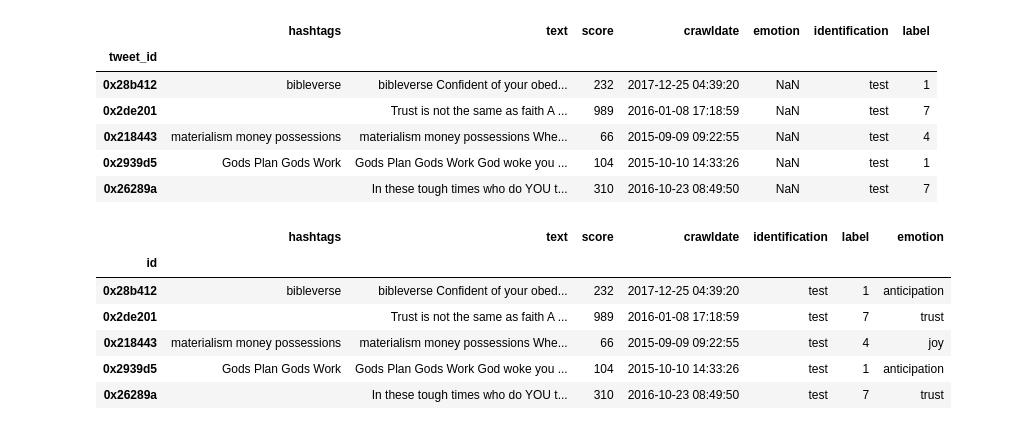
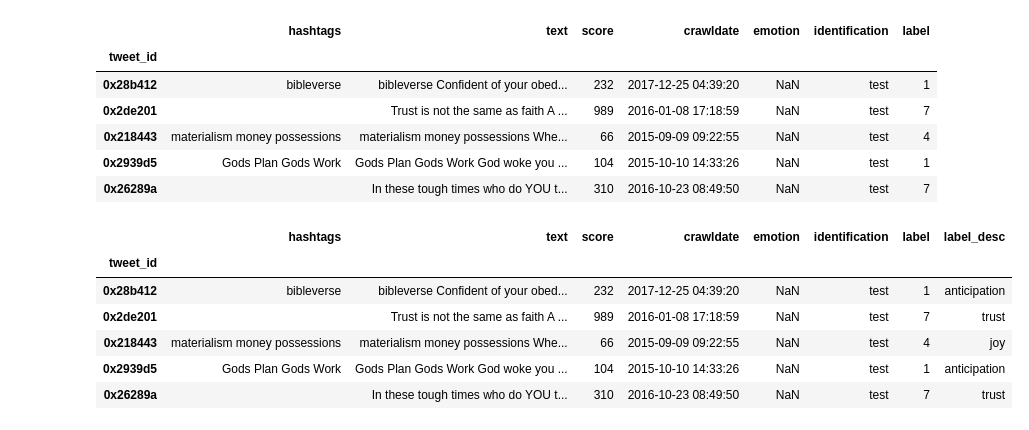
Before and after one commit to ARui-tw/DM2022-Lab2-Homework, a Jupyter notebook: DM2022-Lab2-Homework.ipynb, the cells around one changed output. Saved outputs shown, nothing was run; the diff lists cells and outputs as text; code cells hidden in the pictures.

```diff
--- a/DM2022-Lab2-Homework.ipynb
+++ b/DM2022-Lab2-Homework.ipynb
@@ -224,7 +261,8 @@ for _ in tqdm.notebook.trange(1,epochs+1,desc='Epoch'):
     loss = outputs[0]
 
     # Backward pass
-    loss.backward()
+    # loss.backward()
+    accelerator.backward(loss)
 
     # Clip the norm of the gradients to 1.0
     # Gradient clipping is not in AdamW anymore
@@ -292,8 +330,8 @@ for _ in tqdm.notebook.trange(1,epochs+1,desc='Epoch'):
   print(F'\n\tValidation MCC Accuracy: {eval_mcc_accuracy/nb_eval_steps}')
 
   i += 1
-  model_save_folder = 'model/'
-  tokenizer_save_folder = 'tokenizer/'
+  model_save_folder = 'model2/'
+  tokenizer_save_folder = 'tokenizer2/'
 
   path_model = f'./kaggle/working/{model_save_folder}_{i}'
   path_tokenizer = f'./kaggle/working/{tokenizer_save_folder}_{i}'
@@ -354,13 +378,11 @@ label2int = {
   "surprise": 6
 }
 # %%
-model_save_folder = 'model/'
-tokenizer_save_folder = 'tokenizer/'
+model_save_folder = 'model2/'
+tokenizer_save_folder = 'tokenizer2/'
 
-i = 4
-
-path_model = F'./kaggle/working/{model_save_folder}_{i}'
-path_tokenizer = F'./kaggle/working/{tokenizer_save_folder}_{i}'
+path_model = F'./kaggle/working/{model_save_folder}'
+path_tokenizer = F'./kaggle/working/{tokenizer_save_folder}'
 
 #create the dir
 
@@ -378,13 +400,11 @@ torch.save(model.state_dict(),path);
 ## load modles and test data
 # %%
 ## Now load the model and tokenizer from the directory
-model_save_folder = 'model2/'
-tokenizer_save_folder = 'tokenizer2/'
+model_save_folder = 'model/'
+tokenizer_save_folder = 'tokenizer/'
 
-i = 1
-
-path_model = F'./kaggle/working/{model_save_folder}_{i}'
-path_tokenizer = F'./kaggle/working/{tokenizer_save_folder}_{i}'
+path_model = F'./kaggle/working/{model_save_folder}'
+path_tokenizer = F'./kaggle/working/{tokenizer_save_folder}'
 
 model = BertForSequenceClassification.from_pretrained(path_model, num_labels=8).to(device)
 tokenizer = BertTokenizer.from_pretrained(path_tokenizer)
@@ -401,16 +421,4 @@ test.head()
 | 0x218443 | materialism money possessions | materialism money possessions Whe... | 66 | 2015-09-09 09:22:55 | NaN | test |
 | 0x2939d5 | Gods Plan Gods Work | Gods Plan Gods Work God woke you ... | 104 | 2015-10-10 14:33:26 | NaN | test |
 | 0x26289a |  | In these tough times who do YOU t... | 310 | 2016-10-23 08:49:50 | NaN | test |
-# %%
-## emotion labels
-label2int = {
-  "anticipation": 1,
-  "sadness": 5,
-  "fear": 3,
-  "joy": 4,
-  "anger": 0,
-  "trust": 7,
-  "disgust": 2,
-  "surprise": 6
-}
 # %%
@@ -481,18 +490,15 @@ test.head()
 # %%
 # change label to label_desc
 inv_map = {v: k for k, v in label2int.items()}
 
 test['label_desc'] = test['label'].map(lambda x: inv_map[x])
-test.index.names = ['id']
-test.drop(columns=['emotion'],inplace=True)
-test.rename(columns={'label_desc':'emotion'},inplace=True)
 test.head()
 # %% [output]
-|  | hashtags | text | score | crawldate | identification | label | emotion |
-| id |  |  |  |  |  |  |  |
-| 0x28b412 | bibleverse | bibleverse Confident of your obed... | 232 | 2017-12-25 04:39:20 | test | 1 | anticipation |
-| 0x2de201 |  | Trust is not the same as faith A ... | 989 | 2016-01-08 17:18:59 | test | 7 | trust |
-| 0x218443 | materialism money possessions | materialism money possessions Whe... | 66 | 2015-09-09 09:22:55 | test | 4 | joy |
-| 0x2939d5 | Gods Plan Gods Work | Gods Plan Gods Work God woke you ... | 104 | 2015-10-10 14:33:26 | test | 1 | anticipation |
-| 0x26289a |  | In these tough times who do YOU t... | 310 | 2016-10-23 08:49:50 | test | 7 | trust |
+|  | hashtags | text | score | crawldate | emotion | identification | label | label_desc |
+| tweet_id |  |  |  |  |  |  |  |  |
+| 0x28b412 | bibleverse | bibleverse Confident of your obed... | 232 | 2017-12-25 04:39:20 | NaN | test | 1 | anticipation |
+| 0x2de201 |  | Trust is not the same as faith A ... | 989 | 2016-01-08 17:18:59 | NaN | test | 7 | trust |
+| 0x218443 | materialism money possessions | materialism money possessions Whe... | 66 | 2015-09-09 09:22:55 | NaN | test | 4 | joy |
+| 0x2939d5 | Gods Plan Gods Work | Gods Plan Gods Work God woke you ... | 104 | 2015-10-10 14:33:26 | NaN | test | 1 | anticipation |
+| 0x26289a |  | In these tough times who do YOU t... | 310 | 2016-10-23 08:49:50 | NaN | test | 7 | trust |
 # %%
```
Also changed, not shown: parts of 13 cells of this notebook, 1 other file.
